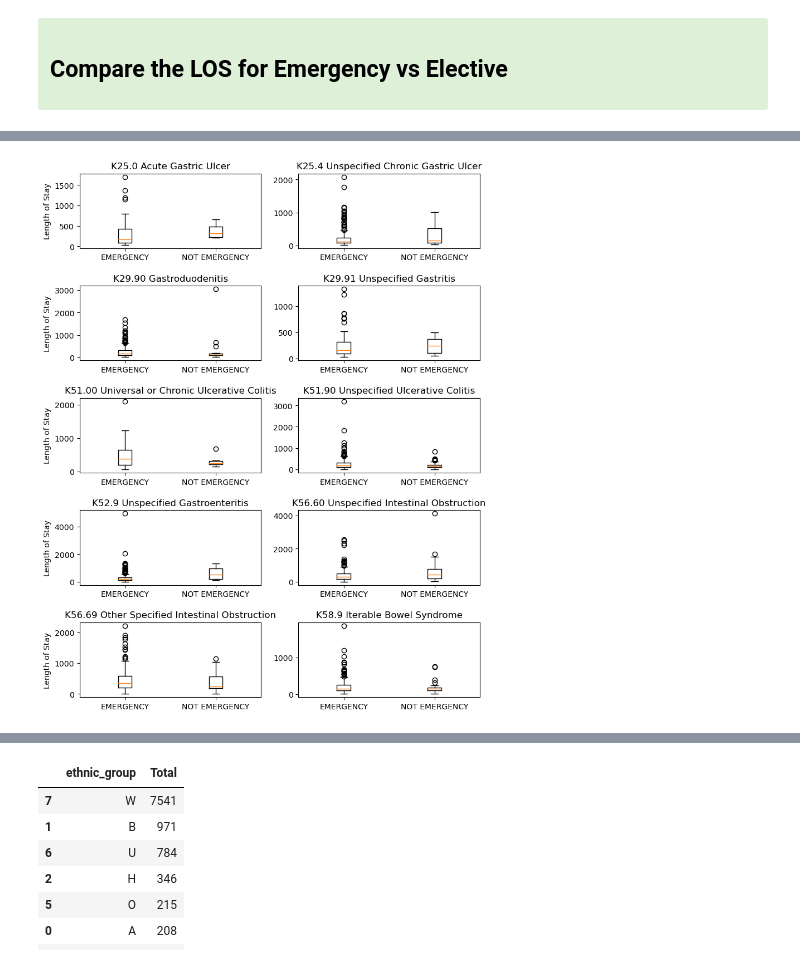
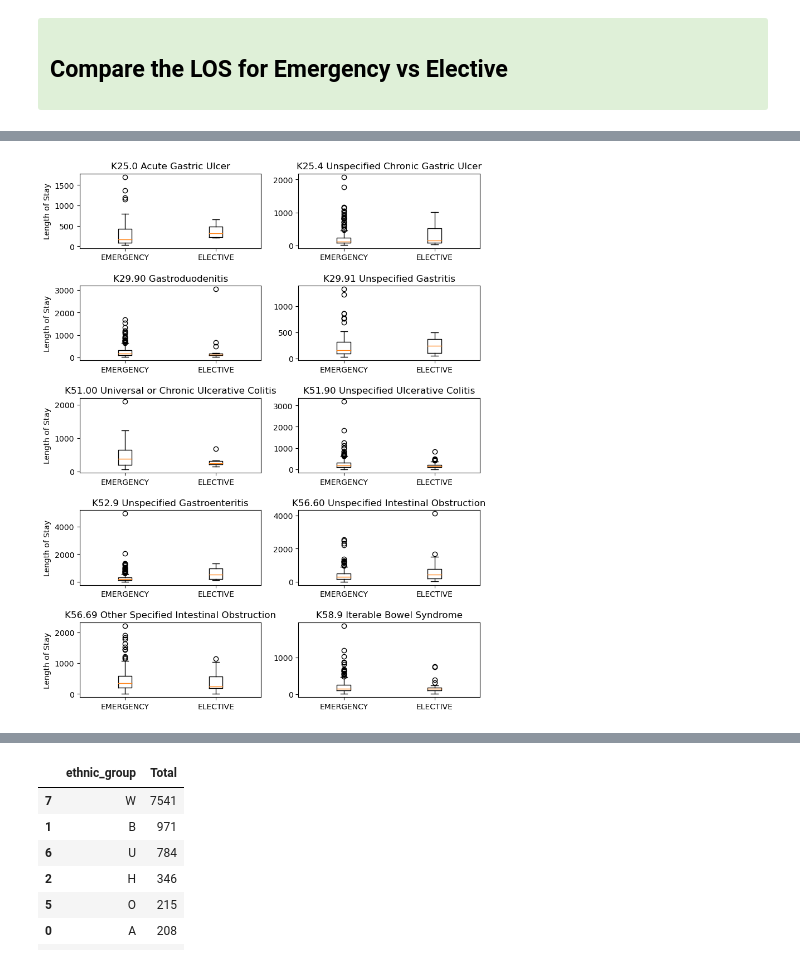
Before and after one commit to rdpratti/Medical-MIMIC-Research, a Jupyter notebook: Notebooks/MIMIC-Notes-EDA.ipynb, the cells around one changed output, grey strips where cells are left out. Drawn from its saved outputs; the diff is of its cells as text; code cells hidden in the pictures.

```diff
--- a/Notebooks/MIMIC-Notes-EDA.ipynb
+++ b/Notebooks/MIMIC-Notes-EDA.ipynb
@@ -165,7 +167,8 @@ Index(['subject_id', 'hadm_id', 'icd9_codes', 'primary_icd9_code',
 # Find time in hospital (in hours) stats by diagnosis code
 admissions['stay_hours'] = (admissions.dischtime - admissions.admittime).astype('timedelta64[h]')
 intestinal_adms = pd.merge(intestinal_folks, admissions, on=['subject_id','hadm_id'])\
-                [['subject_id', 'hadm_id', 'icd9_codes', 'primary_icd9_code', 'primary_icd10_code', 'stay_hours', 'deathtime',\
+                [['subject_id', 'hadm_id', 'icd9_codes', 'primary_icd9_code', 'primary_icd10_code', 'stay_hours', \
+                  'admittime', 'dischtime','deathtime',\
                  'admission_type', 'insurance', 'language', 'religion','marital_status', 'ethnicity', 'diagnosis']]
 intestinal_adms[1:5]
 # %% [output]
@@ -176,0 +180,5 @@ intestinal_adms[1:5]
+# %%
+intestinal_adms.admittime = pd.to_datetime(intestinal_adms.admittime, format='%Y-%m-%d %H:%M:%S', errors='coerce')
+intestinal_adms.dischtime = pd.to_datetime(intestinal_adms.dischtime, format='%Y-%m-%d %H:%M:%S', errors='coerce')
+intestinal_adms.deathtime = pd.to_datetime(intestinal_adms.deathtime, format='%Y-%m-%d %H:%M:%S', errors='coerce')
+intestinal_adms[1:10]
@@ -563,35 +609,35 @@ plt.subplots_adjust(hspace=0.5)
 # kwargs = dict(alpha=0.65, bins=abins)
 
 
 
 icd_codes = {'K25.0':'Acute Gastric Ulcer','K25.4':'Unspecified Chronic Gastric Ulcer',
              'K29.90':'Gastroduodenitis','K29.91':'Unspecified Gastritis',
              'K51.00':'Universal or Chronic Ulcerative Colitis','K51.90':'Unspecified Ulcerative Colitis',
              'K52.9':'Unspecified Gastroenteritis','K56.60':'Unspecified Intestinal Obstruction',
              'K56.69':'Other Specified Intestinal Obstruction', 'K58.9':'Iterable Bowel Syndrome'}
 
 x_row = 0
 x_col = 0
 
 for code, description in icd_codes.items():
 
     temp_xm = intestinal_adms.loc[(intestinal_adms['primary_icd10_code'].str.contains(code)) &
                         (intestinal_adms['admission_type'] == 'EMERGENCY'),'stay_hours']
     temp_xs = intestinal_adms.loc[(intestinal_adms['primary_icd10_code'].str.contains(code)) &
                         (intestinal_adms['admission_type'] != 'EMERGENCY'),'stay_hours']
     temp_data = [temp_xm, temp_xs]
     axis[x_row,x_col].boxplot(temp_data)
     xtitle = code + ' ' + description
     axis[x_row,x_col].set_title(xtitle)
-    axis[x_row,x_col].set_xticklabels(['EMERGENCY', 'NOT EMERGENCY'])
+    axis[x_row,x_col].set_xticklabels(['EMERGENCY', 'ELECTIVE'])
     if x_col == 0:
         axis[x_row,x_col].set_ylabel('Length of Stay')
         x_col += 1
     else:
         x_row += 1
         x_col = 0
 # %% [output]
-[figure, old version]
+[figure, new version]
 # %%
 def set_ethnic_group(ethnicity):
     if 'WHITE' in ethnicity:
```
Also changed, not shown: parts of 46 cells of this notebook.
